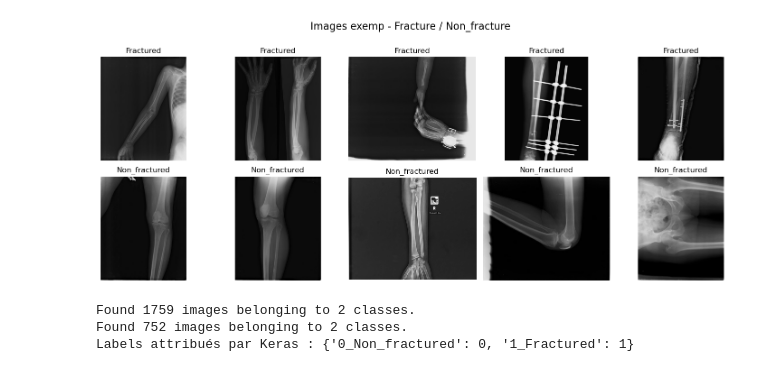
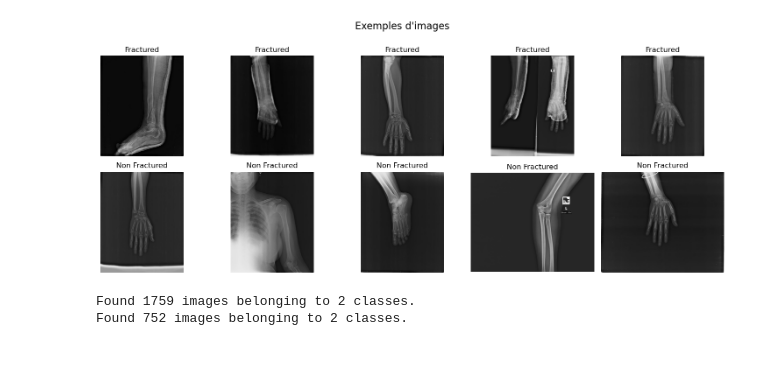
Before and after one commit to sodjui-christelle/projectH419, a Jupyter notebook: codefinal419.ipynb, the cells around one changed output. Saved outputs shown, nothing was run; the diff lists cells and outputs as text; code cells hidden in the pictures.

```diff
--- a/codefinal419.ipynb
+++ b/codefinal419.ipynb
@@ -19,38 +34,26 @@ ImageFile.LOAD_TRUNCATED_IMAGES = True
 # %%
+def display_samples():
+    num_images = 5
+    fractured_imgs = random.sample([f for f in os.listdir(fractured_dir) if f.endswith('.jpg')], num_images)
+    nonfractured_imgs = random.sample([f for f in os.listdir(nonfractured_dir) if f.endswith('.jpg')], num_images)
 
+    fig, axs = plt.subplots(2, num_images, figsize=(15, 6))
+    fig.suptitle("Exemples d'images", fontsize=16)
 
-base_dir = "C:/Users/josep/OneDrive/Documenten/project419/FracAtlas/images"
-fractured_dir = os.path.join(base_dir, "1_Fractured")
-nonfractured_dir = os.path.join(base_dir, "0_Non_fractured")
+    for i in range(num_images):
+        axs[0, i].imshow(mpimg.imread(os.path.join(fractured_dir, fractured_imgs[i])), cmap='gray')
+        axs[0, i].axis('off')
+        axs[0, i].set_title("Fractured")
 
-# Nomb d’images à afficher
-num_images = 5
+        axs[1, i].imshow(mpimg.imread(os.path.join(nonfractured_dir, nonfractured_imgs[i])), cmap='gray')
+        axs[1, i].axis('off')
+        axs[1, i].set_title("Non Fractured")
 
-# Sélection aléatoire d'images
-fractured_imgs = random.sample(
-    [f for f in os.listdir(fractured_dir) if f.lower().endswith(('.jpg'))],
-    num_images
-)
-nonfractured_imgs = random.sample(
-    [f for f in os.listdir(nonfractured_dir) if f.lower().endswith(('.jpg'))],
-    num_images
-)
+    plt.tight_layout()
+    plt.subplots_adjust(top=0.85)
+    plt.show()
 
-#  Affiche en 2 lignes
-fig, axs = plt.subplots(2, num_images, figsize=(15, 6))
-fig.suptitle("Images exemp - Fracture / Non_fracture ", fontsize=16)
-
-for i in range(num_images):
-    axs[0, i].imshow(mpimg.imread(os.path.join(fractured_dir, fractured_imgs[i])), cmap='gray')
-    axs[0, i].axis('off')
-    axs[0, i].set_title("Fractured")
-
-    axs[1, i].imshow(mpimg.imread(os.path.join(nonfractured_dir, nonfractured_imgs[i])), cmap='gray')
-    axs[1, i].axis('off')
-    axs[1, i].set_title("Non_fractured")
-
-plt.tight_layout()
-plt.subplots_adjust(top=0.85)
-plt.show()
+# Exécuter l'affichage des échantillons
+display_samples()
 # %% [output]
-[figure, old version]
+[figure, new version]
@@ -57,15 +68,4 @@ plt.show()
 # %%
-
-# on va Génére les images avec normalisation
-datagen = ImageDataGenerator(
-     rescale=1./255,
-   # rotation_range=20,
-    # zoom_range=0.2,
-    horizontal_flip=True,
-    validation_split=0.3
-)
-
-#  Générator d'entraînement
 train_generator = datagen.flow_from_directory(
     directory=base_dir,
     target_size=(224, 224),
@@ -75,7 +75,6 @@ train_generator = datagen.flow_from_directory(
     shuffle=True
 )
 
-#  Générator de validation
 val_generator = datagen.flow_from_directory(
     directory=base_dir,
     target_size=(224, 224),
@@ -84,10 +83,6 @@ val_generator = datagen.flow_from_directory(
     subset='validation',
     shuffle=True
 )
-
-#  Voir les classees attribuées automatiquement
-print("Labels attribués par Keras :", train_generator.class_indices)
 # %% [output]
 Found 1759 images belonging to 2 classes.
 Found 752 images belonging to 2 classes.
-Labels attribués par Keras : {'0_Non_fractured': 0, '1_Fractured': 1}
```
Also changed, not shown: parts of 23 cells of this notebook.
